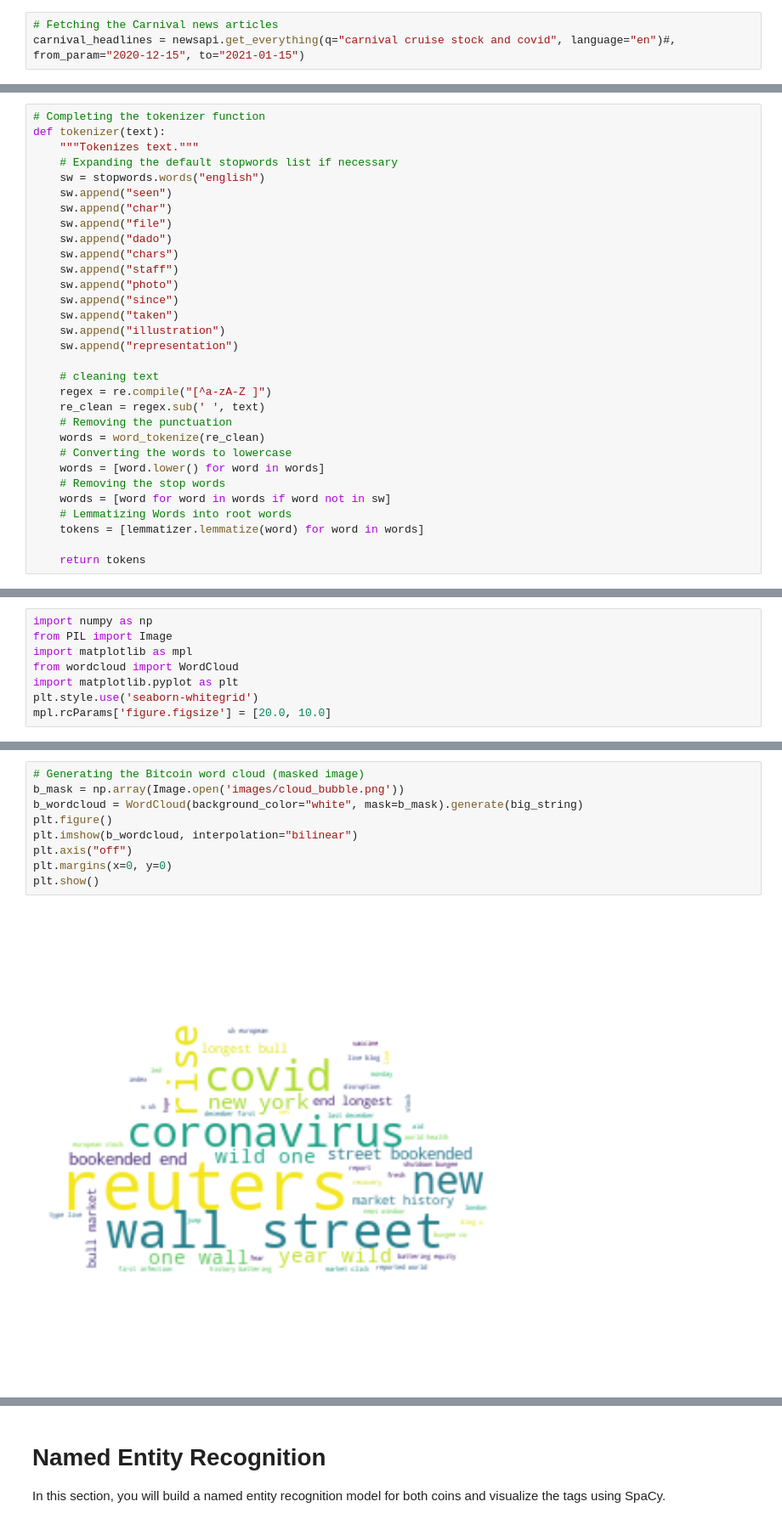
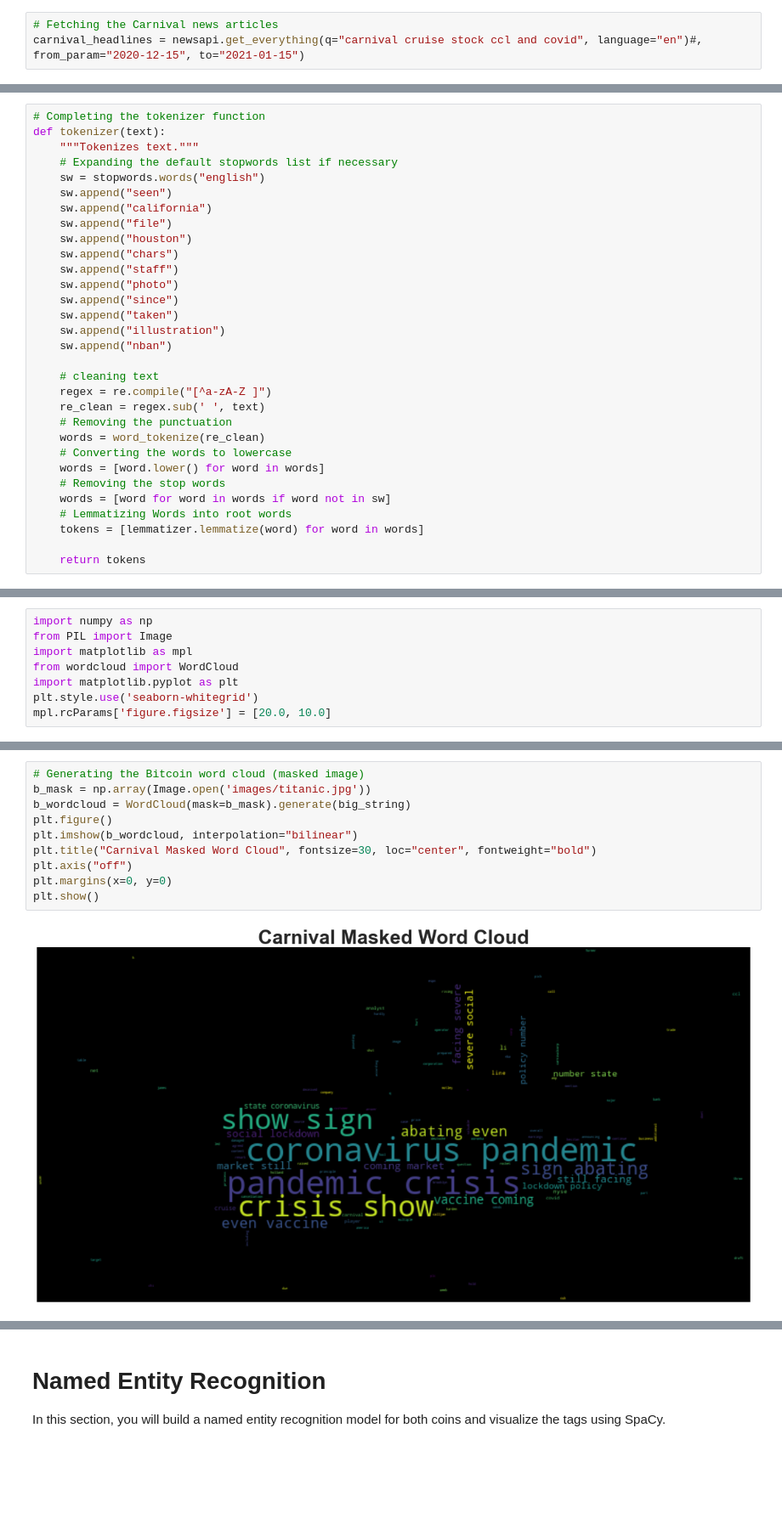
Before and after one commit to adriennestark/project2_team8, a Jupyter notebook: stock_sentiment.ipynb, the cells around one changed output, grey strips where cells are left out. Shown at 85% size. Saved outputs shown, nothing was run; the diff lists cells and outputs as text; blank space fills up the shorter version.

Commit message:
updated stock sentiment notebook

```diff
--- a/stock_sentiment.ipynb
+++ b/stock_sentiment.ipynb
@@ -16,7 +16,7 @@ api_key = os.getenv("NEWS_API_KEY")
 newsapi = NewsApiClient(api_key=api_key)
 # %%
 # Fetching the Carnival news articles
-carnival_headlines = newsapi.get_everything(q="carnival cruise stock and covid", language="en")#, from_param="2020-12-15", to="2021-01-15")
+carnival_headlines = newsapi.get_everything(q="carnival cruise stock ccl and covid", language="en")#, from_param="2020-12-15", to="2021-01-15")
 # %%
 # Fetching the Ethereum news articles
 sp500_headlines = newsapi.get_everything(q="sp500 performance and covid", language="en")
@@ -147,16 +157,16 @@ def tokenizer(text):
     # Expanding the default stopwords list if necessary
     sw = stopwords.words("english")
     sw.append("seen")
-    sw.append("char")
+    sw.append("california")
     sw.append("file")
-    sw.append("dado")
+    sw.append("houston")
     sw.append("chars")
     sw.append("staff")
     sw.append("photo")
     sw.append("since")
     sw.append("taken")
     sw.append("illustration")
-    sw.append("representation")
+    sw.append("nban")
 
     # cleaning text
     regex = re.compile("[^a-zA-Z ]")
@@ -313,14 +323,15 @@ plt.imshow(wc)
 # %%
 # Generating the Bitcoin word cloud (masked image)
-b_mask = np.array(Image.open('images/cloud_bubble.png'))
-b_wordcloud = WordCloud(background_color="white", mask=b_mask).generate(big_string)
+b_mask = np.array(Image.open('images/titanic.jpg'))
+b_wordcloud = WordCloud(mask=b_mask).generate(big_string)
 plt.figure()
 plt.imshow(b_wordcloud, interpolation="bilinear")
+plt.title("Carnival Masked Word Cloud", fontsize=30, loc="center", fontweight="bold")
 plt.axis("off")
 plt.margins(x=0, y=0)
 plt.show()
 # %% [output]
-[figure, old version]
+[figure, new version]
 # %%
 # Generating the Ethereum word cloud
 big_string_1 = ' '.join(clean_sp500_text)
```
Also changed, not shown: parts of 11 cells of this notebook.
